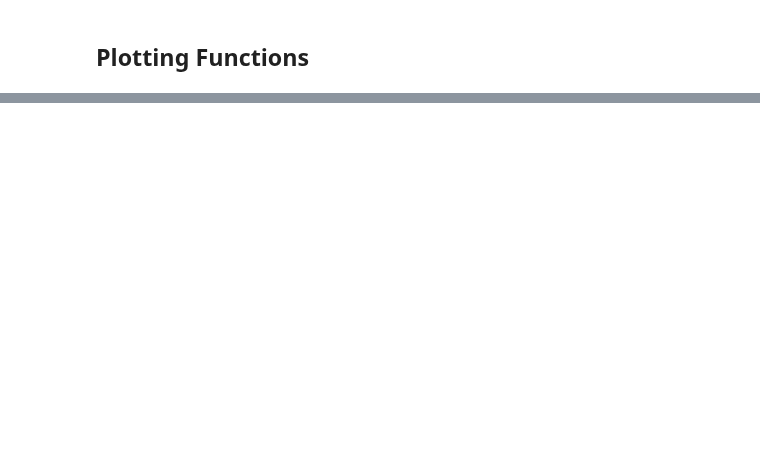
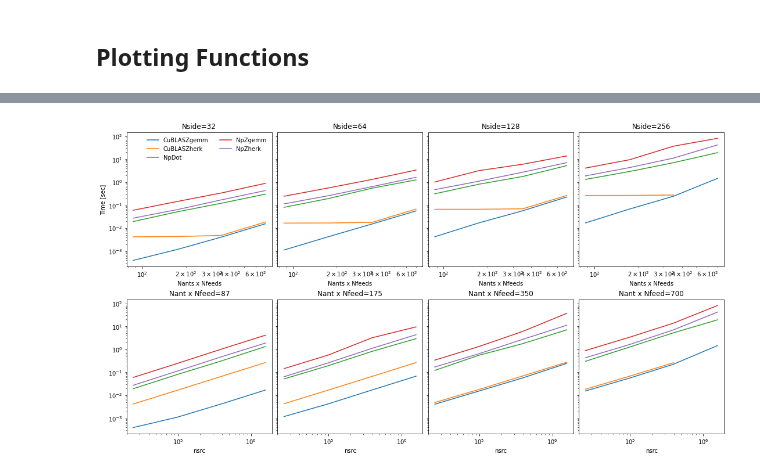
Before and after one commit to HERA-Team/matvis, a Jupyter notebook: devel/viscalc-performance/performance_test_large_matrix_multiply.ipynb, the cells around one changed output, grey strips where cells are left out. Drawn from its saved outputs; the diff is of its cells as text; code cells hidden in the pictures; blank space fills up the shorter version.

```diff
--- a/devel/viscalc-performance/performance_test_large_matrix_multiply.ipynb
+++ b/devel/viscalc-performance/performance_test_large_matrix_multiply.ipynb
@@ -657,0 +125,4 @@ plot_timings_reds(timings_reds, timings);
+# %%
+plot_timings(normal_double_row);
+# %% [output]
+[figure, added]
```
Also changed, not shown: parts of 71 cells of this notebook, 13 other files.
